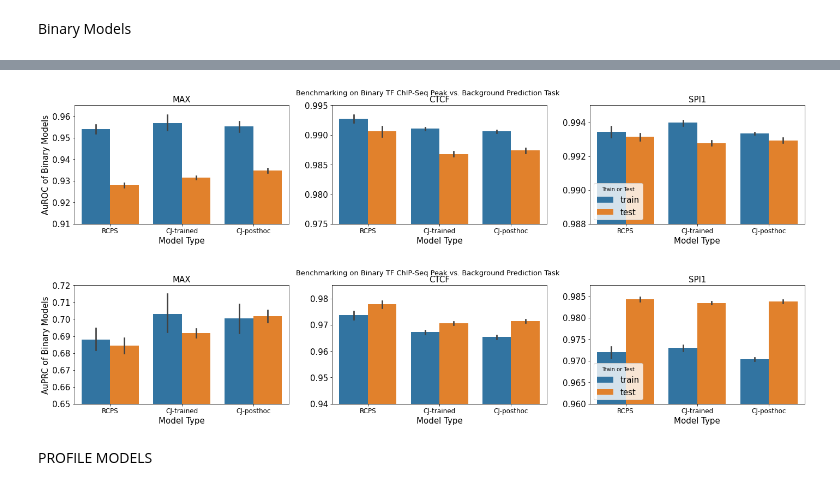
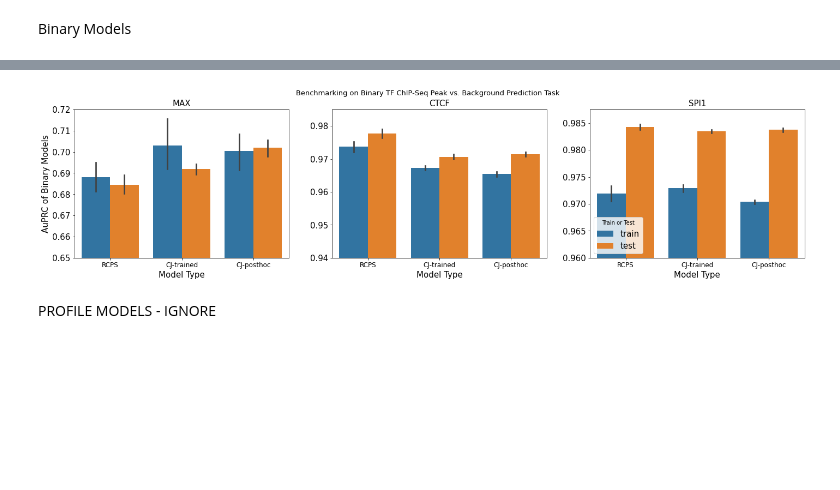
Before and after one commit to hannahgz/BenchmarkRCStrategies, a Jupyter notebook: FigGen.ipynb, the cells around one changed output, grey strips where cells are left out. Drawn from its saved outputs; the diff is of its cells as text; code cells hidden in the pictures; blank space fills up the shorter version.

```diff
--- a/FigGen.ipynb
+++ b/FigGen.ipynb
@@ -626,4 +751,7 @@ sim_1000 = get_sim_dataset(1000)
 # %%
+MODEL_TYPES = ["Standard-NoRCAug", "Standard-RCAug", "RCPS",
+                "CJ-trained", "CJ-posthoc"]
+
 def plot_sim_figures(datasetname, pddataframe, y, ylim):
   #filter for the dataset
   filtered_pddataframe = pddataframe[(pddataframe["Model Type"].isin(MODEL_TYPES) &
@@ -644,11 +772,12 @@ def plot_sim_figures(datasetname, pddataframe, y, ylim):
   plt.ylabel("AuROC (averaged across\nthe 3 output tasks)")
 
 
-fig, ax = plt.subplots(1,2,figsize=(12,5))
+fig, ax = plt.subplots(1,2,figsize=(8,5))
 fig.suptitle("Benchmarking on Simulated Binary Motif Detection Task", fontsize=14)
 fig.tight_layout(w_pad=5, rect=[0, 0, 1, 0.93])
 plt.axes(ax[0])
 plot_sim_figures(datasetname = "sim 200", pddataframe = sim_200 , y = "Held-out AuROC", ylim = (0.9,0.98))
+ax[0].get_legend().remove()
 plt.axes(ax[1])
 plot_sim_figures(datasetname = "sim 1000", pddataframe = sim_1000 , y = "Held-out AuROC", ylim = (0.5,0.9))
 ax[1].get_legend().remove()
@@ -717,44 +853,24 @@ SPI1_df = get_pd_binary_train_test("SPI1", "train_test")
 # %%
-fig, ax = plt.subplots(1,3,figsize=(24,4))
+fig, ax = plt.subplots(1,3,figsize=(24,5))
 # plt.figure(figsize=(15,10))
+y = "Held-out AuPRC"
 fig.suptitle("Benchmarking on Binary TF ChIP-Seq Peak vs. Background Prediction Task", fontsize=13)
-y = "Held-out AuROC"
 plt.axes(ax[0])
-plot_profile_figures(datasetname = "MAX", pddataframe = MAX_df, y = y, ylim = (0.91, 0.965))
+plot_profile_figures(datasetname = "MAX", pddataframe = MAX_df, y = y, ylim = (0.65, 0.72))
 
 plt.axes(ax[1])
-plot_profile_figures(datasetname = "CTCF", pddataframe = CTCF_df, y = y, ylim = (0.975, 0.995))
+plot_profile_figures(datasetname = "CTCF", pddataframe = CTCF_df, y = y, ylim = (0.94, 0.985))
 
 plt.axes(ax[2])
-plot_profile_figures(datasetname = "SPI1", pddataframe = SPI1_df, y = y, ylim = (0.988, 0.995))
+plot_profile_figures(datasetname = "SPI1", pddataframe = SPI1_df, y = y, ylim = (0.96, 0.9875))
 
 [x.get_legend().remove() for x in ax[:-1]]
-ax[0].set_ylabel("AuROC of Binary Models")
+ax[0].set_ylabel("AuPRC of Binary Models")
 [x.set_ylabel("") for x in ax[1:]]
-plt.savefig("MasterTFBinaryModels_TrainTest_AuROC.png", bbox_inches='tight')
+
+plt.savefig("MasterTFBinaryModels_TrainTest_AuPRC.png", bbox_inches='tight')
 # %% [output]
-[figure, old version]
+[figure, new version]
-# %%
-fig, ax = plt.subplots(1,3,figsize=(24,4))
-# plt.figure(figsize=(15,10))
-y = "Held-out AuPRC"
-fig.suptitle("Benchmarking on Binary TF ChIP-Seq Peak vs. Background Prediction Task", fontsize=13)
-plt.axes(ax[0])
-plot_profile_figures(datasetname = "MAX", pddataframe = MAX_df, y = y, ylim = (0.65, 0.72))
-
-plt.axes(ax[1])
-plot_profile_figures(datasetname = "CTCF", pddataframe = CTCF_df, y = y, ylim = (0.94, 0.985))
-
-plt.axes(ax[2])
-plot_profile_figures(datasetname = "SPI1", pddataframe = SPI1_df, y = y, ylim = (0.96, 0.9875))
-
-[x.get_legend().remove() for x in ax[:-1]]
-ax[0].set_ylabel("AuPRC of Binary Models")
-[x.set_ylabel("") for x in ax[1:]]
-
-plt.savefig("MasterTFBinaryModels_TrainTest_AuPRC.png", bbox_inches='tight')
-# %% [output]
-[figure, removed]
 # %% [markdown]
-PROFILE MODELS
+PROFILE MODELS - IGNORE
 # %%
```
Also changed, not shown: parts of 36 cells of this notebook.
